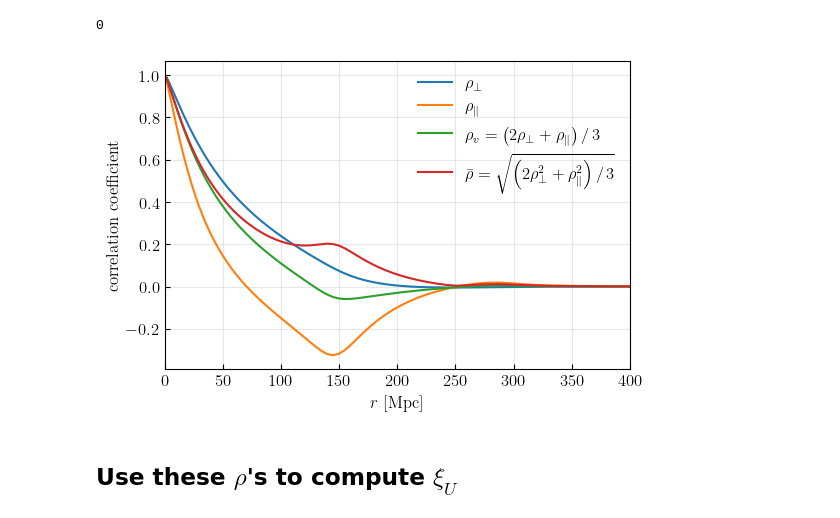
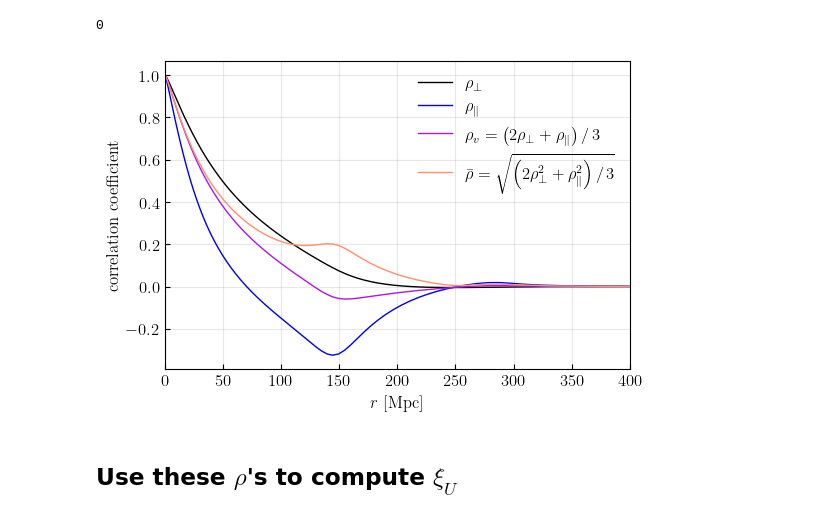
Before and after one commit to ryanyrzh/Zeus21, a Jupyter notebook: aniso_tests/high_res.ipynb, the cells around one changed output. Cells and saved outputs as stored; diff of their text form; code cells hidden in the pictures.

```diff
--- a/aniso_tests/high_res.ipynb
+++ b/aniso_tests/high_res.ipynb
@@ -17,9 +17,18 @@ if str(project_root) not in sys.path:
 import numpy as np
 import matplotlib.pyplot as plt
 from matplotlib.colors import TwoSlopeNorm, LogNorm, SymLogNorm
+import matplotlib as mpl
+from cycler import cycler
 
 plt.rc('text', usetex=True)
 plt.rc('font', family='serif', size=12)
+
+# N = 5
+# cmap = mpl.colormaps["viridis"].resampled(N)
+# colors = [cmap(i) for i in range(N)]
+cmap = mpl.colormaps["gnuplot2"]
+colors = cmap(np.linspace(0, 0.7, 4))
+mpl.rcParams["axes.prop_cycle"] = cycler(color=colors)
 
 #import Zeus
 import zeus21
@@ -169,27 +178,27 @@ gc.collect()
 # %%
 R1_choose = 0
 R2_choose = 0
 
 rho_para = xi_para_RR_CF[R1_choose, R2_choose, :]
 rho_perp = xi_perp_RR_CF[R1_choose, R2_choose, :]
 rho_orig = np.sqrt((2 * xi_perp_RR_CF[R1_choose, R2_choose, :]**2 + \
                    xi_para_RR_CF[R1_choose, R2_choose, :]**2) / 3)
 rho_iso = (2 * rho_perp + rho_para) / 3
 
 fig, ax = plt.subplots(1, 1, figsize=(6,4))
-ax.plot(rlist, rho_perp, label=r'$\rho_{\perp}$')
-ax.plot(rlist, rho_para, label=r'$\rho_{\parallel}$')
-ax.plot(rlist, rho_iso, label=r'$\rho_v=\left(2\rho_\perp + \rho_\parallel\right)/\,3$')
-ax.plot(rlist, rho_orig, label=r'$\bar\rho=\sqrt{\left(2\rho_{\perp}^2 + \rho_{\parallel}^2\right)/\,3}$')
+ax.plot(rlist, rho_perp, linewidth=1, label=r'$\rho_{\perp}$')
+ax.plot(rlist, rho_para, linewidth=1, label=r'$\rho_{\parallel}$')
+ax.plot(rlist, rho_iso, linewidth=1, label=r'$\rho_v=\left(2\rho_\perp + \rho_\parallel\right)/\,3$')
+ax.plot(rlist, rho_orig, linewidth=1, label=r'$\bar\rho=\sqrt{\left(2\rho_{\perp}^2 + \rho_{\parallel}^2\right)/\,3}$')
 
 ax.set_xlim(0, 400)
 ax.set_xlabel(r'$r$ [Mpc]')
 ax.set_ylabel(r'correlation coefficient')
 ax.legend(frameon=False)
 ax.tick_params(axis='both', which='major', direction='in')
 ax.grid(True, which='both', alpha=0.3)
 # %% [output]
-[figure, old version]
+[figure, new version]
 # %% [markdown]
 ## Use these $\rho$'s to compute $\xi_U$
 # %%
```
Also changed, not shown: parts of 3 cells of this notebook.
